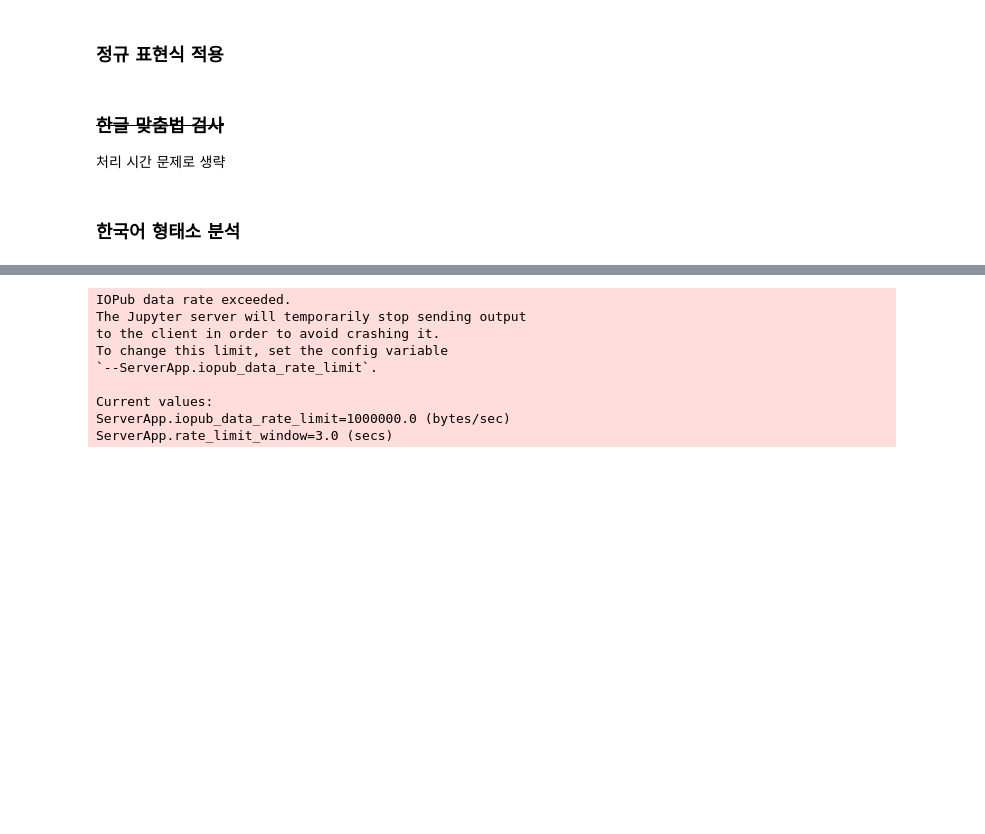
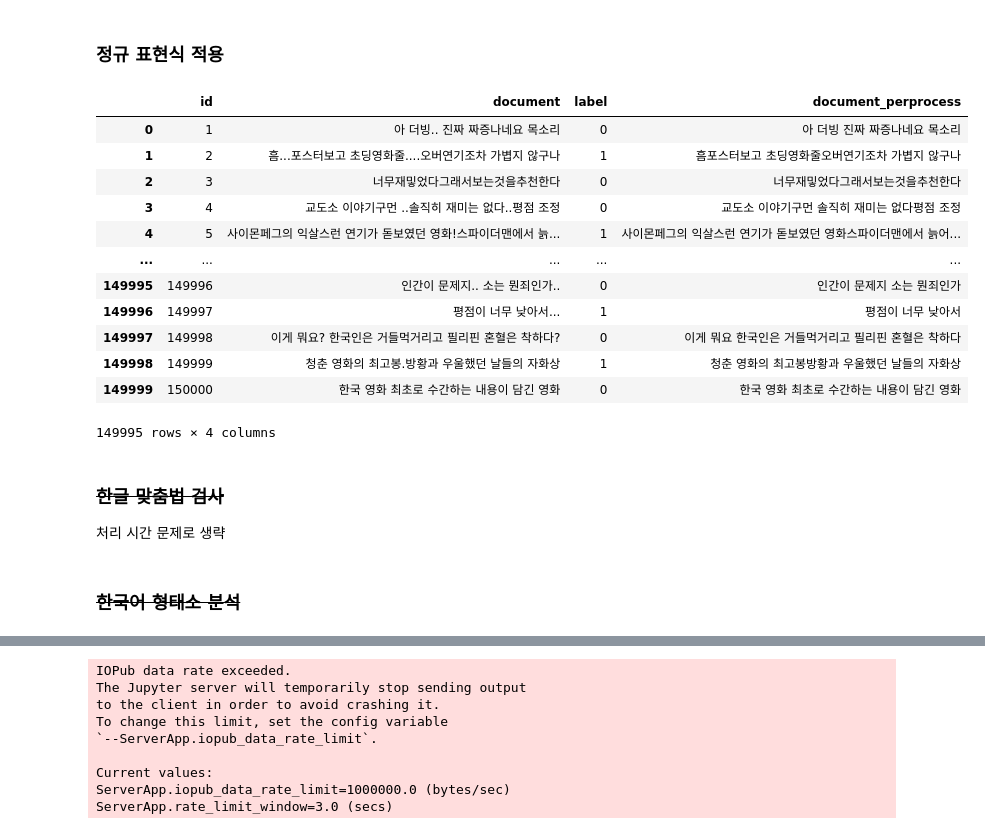
Before and after one commit to Park-Young-Bin/Python_Projects, a Jupyter notebook: 데이콘/[데이콘] 영화 리뷰 감성 분석.ipynb, the cells around one changed output, grey strips where cells are left out. Drawn from its saved outputs; the diff is of its cells as text; code cells hidden in the pictures; blank space fills up the shorter version.

```diff
--- a/데이콘/[데이콘] 영화 리뷰 감성 분석.ipynb
+++ b/데이콘/[데이콘] 영화 리뷰 감성 분석.ipynb
@@ -91,6 +92,23 @@ def apply_regular_expression(text):
     hangle = re.compile('[^ ㄱ-ㅣ 가-힣]') # 한글 추출 규칙: 띄어 쓰기(1개)를 포함한 한글
     result = hangle.sub("", text) # 위에 설정한 "hangul"규칙을 "text"에 적용(.sub)시킴
     return result
+# %%
+train['document_perprocess'] = train['document'].apply(apply_regular_expression)
+train
+# %% [output]
+|  | id | document | label | document_perprocess |
+| 0 | 1 | 아 더빙.. 진짜 짜증나네요 목소리 | 0 | 아 더빙 진짜 짜증나네요 목소리 |
+| 1 | 2 | 흠...포스터보고 초딩영화줄....오버연기조차 가볍지 않구나 | 1 | 흠포스터보고 초딩영화줄오버연기조차 가볍지 않구나 |
+| 2 | 3 | 너무재밓었다그래서보는것을추천한다 | 0 | 너무재밓었다그래서보는것을추천한다 |
+| 3 | 4 | 교도소 이야기구먼 ..솔직히 재미는 없다..평점 조정 | 0 | 교도소 이야기구먼 솔직히 재미는 없다평점 조정 |
+| 4 | 5 | 사이몬페그의 익살스런 연기가 돋보였던 영화!스파이더맨에서 늙... | 1 | 사이몬페그의 익살스런 연기가 돋보였던 영화스파이더맨에서 늙어... |
+| ... | ... | ... | ... | ... |
+| 149995 | 149996 | 인간이 문제지.. 소는 뭔죄인가.. | 0 | 인간이 문제지 소는 뭔죄인가 |
+| 149996 | 149997 | 평점이 너무 낮아서... | 1 | 평점이 너무 낮아서 |
+| 149997 | 149998 | 이게 뭐요? 한국인은 거들먹거리고 필리핀 혼혈은 착하다? | 0 | 이게 뭐요 한국인은 거들먹거리고 필리핀 혼혈은 착하다 |
+| 149998 | 149999 | 청춘 영화의 최고봉.방황과 우울했던 날들의 자화상 | 1 | 청춘 영화의 최고봉방황과 우울했던 날들의 자화상 |
+| 149999 | 150000 | 한국 영화 최초로 수간하는 내용이 담긴 영화 | 0 | 한국 영화 최초로 수간하는 내용이 담긴 영화 |
+149995 rows × 4 columns
 # %% [markdown]
 ### ~~한글 맞춤법 검사~~
 처리 시간 문제로 생략
@@ -114,6 +132,6 @@ def apply_regular_expression(text):
 #   except: # 아니면 기존 데이터 유지
 #     pass
 # %% [markdown]
-### 한국어 형태소 분석
+### ~~한국어 형태소 분석~~
 # %%
 # !pip install konlpy
```
Also changed, not shown: parts of 28 cells of this notebook.
